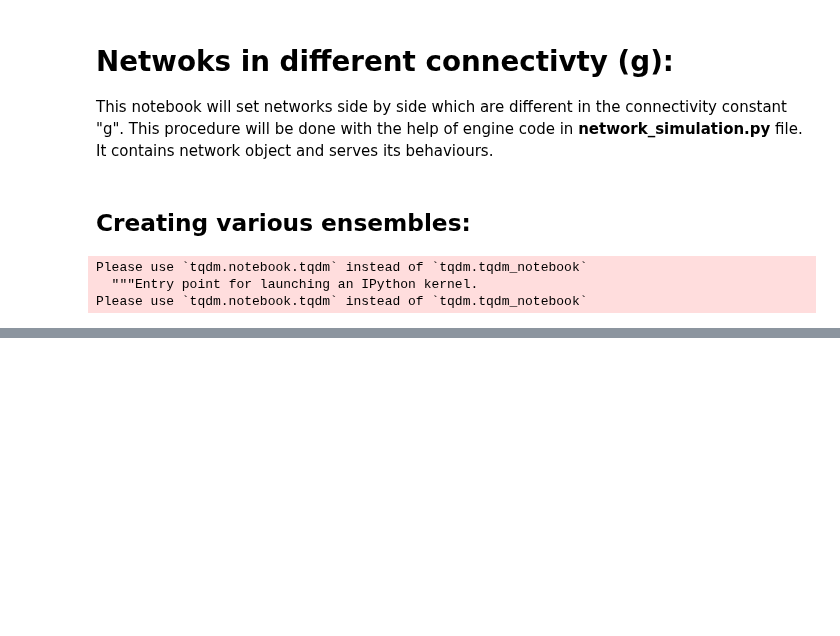
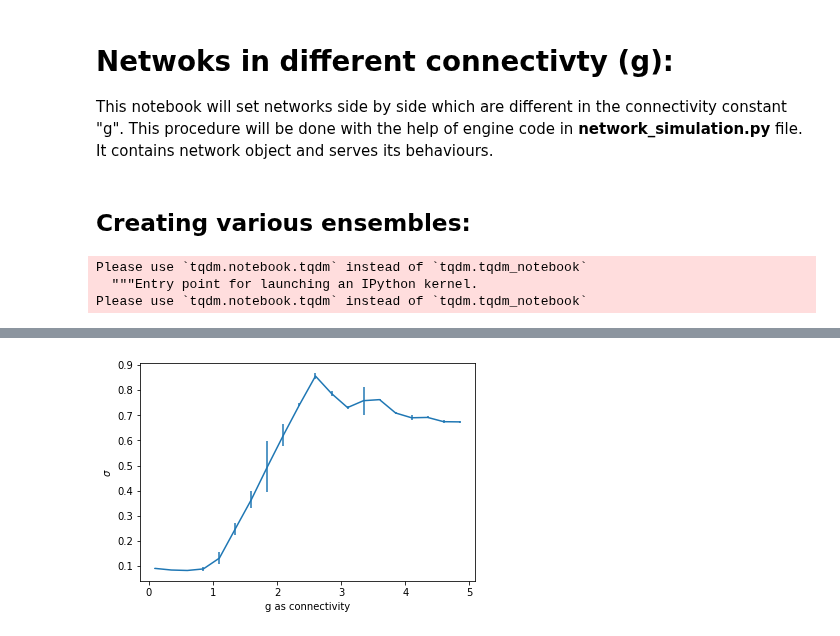
Before and after one commit to mmehrani/master_thesis, a Jupyter notebook: scripts/rotational_model/ensemble_of_networks.ipynb, the cells around one changed output, grey strips where cells are left out. Saved outputs shown, nothing was run; the diff lists cells and outputs as text; code cells hidden in the pictures; blank space fills up the shorter version.

```diff
--- a/scripts/rotational_model/ensemble_of_networks.ipynb
+++ b/scripts/rotational_model/ensemble_of_networks.ipynb
@@ -51,0 +55,10 @@ array([9.95721327, 9.9098469 , 9.64328641, 9.95406777, 9.82351582])
+# %%
+fig = plt.figure()
+ax = fig.subplots()
+ax.errorbar(x = connectivity_span, y = np.mean(sigma_record,axis = 1),yerr = np.var(sigma_record,axis = 1)**(0.5))
+# ax.set_title('$\sigma$')
+ax.set_xlabel('g as connectivity')
+ax.set_ylabel('$\sigma$')
+fig.savefig('sigma_as_synchoronization_meter_{}.png'.format(num_neurons))
+# %% [output]
+[figure, added]
```
Also changed, not shown: parts of 5 cells of this notebook, 3 other files.
